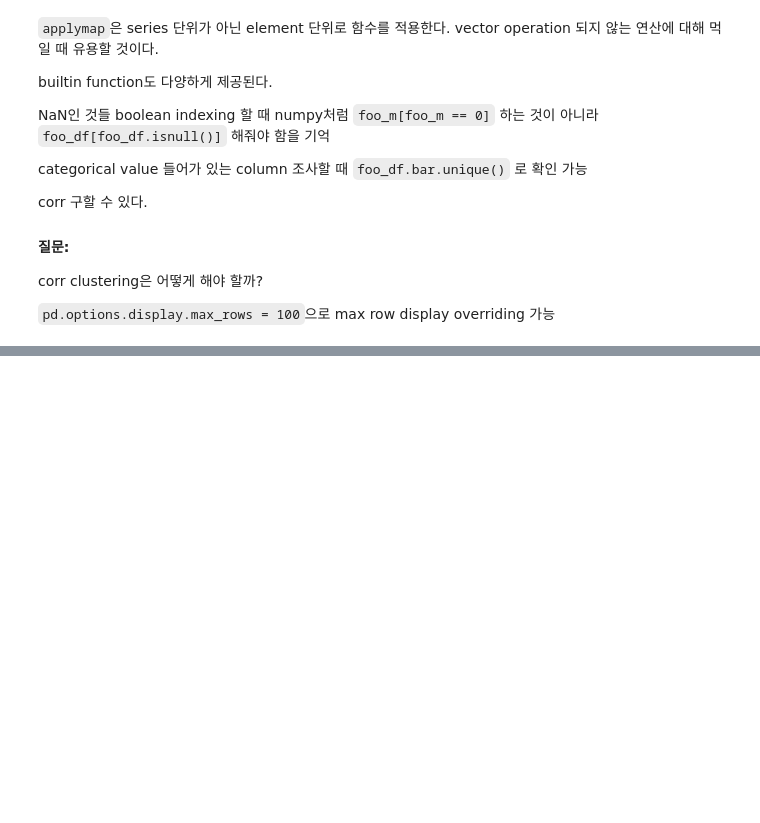
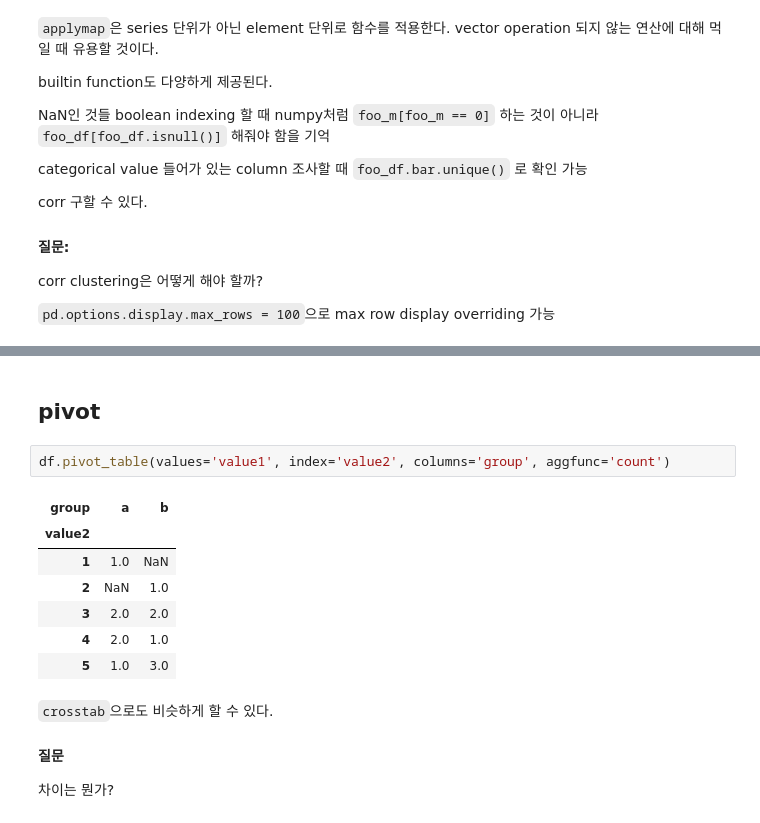
Before and after one commit to jaepil-choi/naver_ai_lectures, a Jupyter notebook: pandas_basics.ipynb, the cells around one changed output, grey strips where cells are left out. Cells and saved outputs as stored; diff of their text form; blank space fills up the shorter version.

```diff
--- a/pandas_basics.ipynb
+++ b/pandas_basics.ipynb
@@ -117,0 +226,18 @@ corr clustering은 어떻게 해야 할까?
+# %% [markdown]
+## pivot
+# %%
+df.pivot_table(values='value1', index='value2', columns='group', aggfunc='count')
+# %% [output]
+| group | a | b |
+| value2 |  |  |
+| 1 | 1.0 | NaN |
+| 2 | NaN | 1.0 |
+| 3 | 2.0 | 2.0 |
+| 4 | 2.0 | 1.0 |
+| 5 | 1.0 | 3.0 |
+# %% [markdown]
+`crosstab`으로도 비슷하게 할 수 있다.
+
+#### 질문
+
+차이는 뭔가?
```
Also changed, not shown: parts of 9 cells of this notebook.
